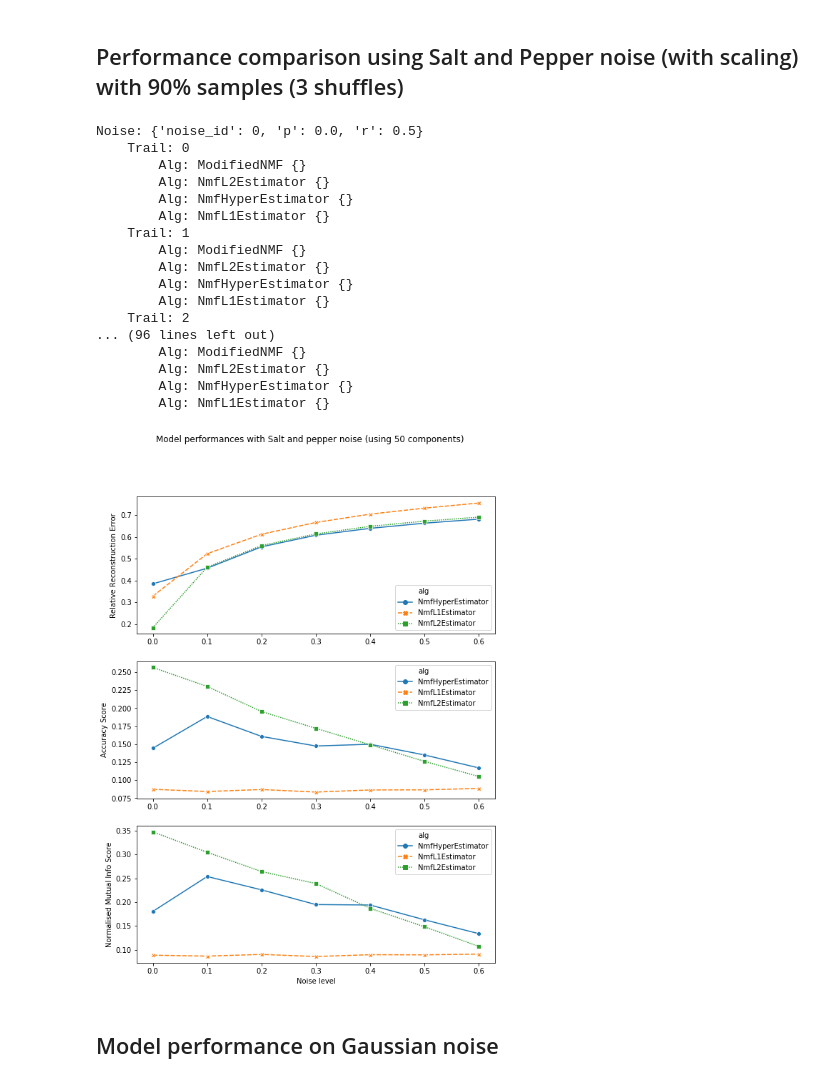
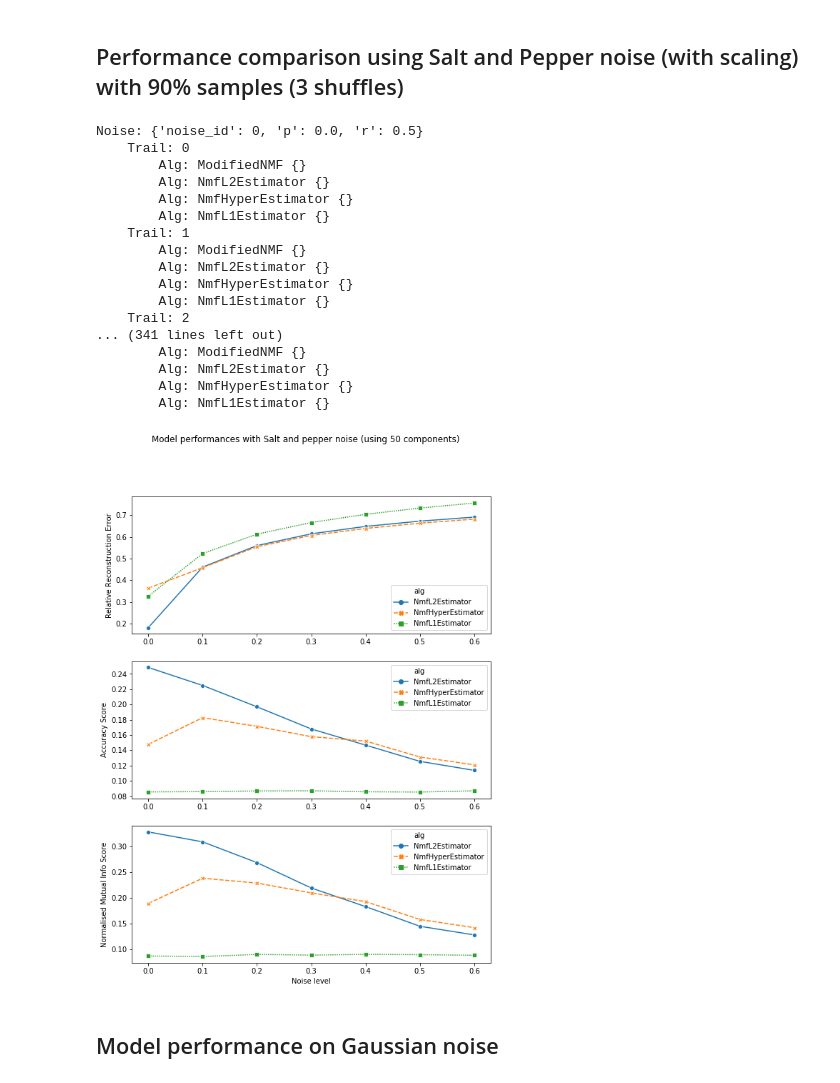
Before and after one commit to Dovermore/COMP5328NMF, a Jupyter notebook: src/assignment_CroppedYaleB.ipynb, the cells around one changed output. Drawn from its saved outputs; the diff is of its cells as text; code cells hidden in the pictures.

Commit message:
update yaleB 10 trials

```diff
--- a/src/assignment_CroppedYaleB.ipynb
+++ b/src/assignment_CroppedYaleB.ipynb
@@ -86,3 +89,13 @@ X_yaleb, Y_yaleb = load_data(root='data/CroppedYaleB', reduce=4)
 print('Extended YalB dataset: X.shape = {}, Y.shape = {}'.format(X_yaleb.shape, Y_yaleb.shape))
 # %% [output]
 Extended YalB dataset: X.shape = (2016, 2414), Y.shape = (2414,)
+# %%
+# determine save place
+try:
+    save_to
+except:
+    save_to = check_create_dir("../run_"+get_current_time()+"/YaleB")
+    image_path = save_to/"figures"
+    csv_path = save_to/"tables"
+    check_create_dir(image_path)
+    check_create_dir(csv_path)
@@ -291,11 +306,11 @@ alg_kwargs_pairs = [
 
 metrics = [rre_score, acc_score, nmi_score]
 metrics_names = ["rre", "acc_score", "nmi_score"]
-n_trials = 5
+n_trials = 10
 pc_sample = 0.9
 
 #Saltnpepper noise
-all_n_components = [20]
+all_n_components = [50]
 noise_alg = SaltNPepper
 noise_levels = np.arange(0, 0.7, 0.1)
 ratios = [0.5] #np.arange(0.0, 1, 0.5)
@@ -320,7 +335,7 @@ Noise: {'noise_id': 0, 'p': 0.0, 'r': 0.5}
         Alg: NmfHyperEstimator {}
         Alg: NmfL1Estimator {}
     Trail: 2
-... (96 lines left out)
+... (341 lines left out)
         Alg: ModifiedNMF {}
         Alg: NmfL2Estimator {}
         Alg: NmfHyperEstimator {}
@@ -341,13 +357,15 @@ fig = plt.figure(figsize=[9, 12])
 ax = fig.add_subplot(311)
 sns.lineplot(
     x="p",
+    #y="rre_mean",
     y="rre",
     hue="alg",
     #size="n_components",
     style="alg",
-    data=evaluations_snp_grouped_idxreset.query("n_components == 50 and (alg=='NmfL2Estimator' or alg=='NmfHyperEstimator' or alg=='NmfL1Estimator')"),
-    estimator='mean',
-    ci=95,
+    #data=evaluations_snp_grouped_idxreset.query("n_components == 50 and (alg=='NmfL2Estimator' or alg=='NmfHyperEstimator' or alg=='NmfL1Estimator')"),
+    data=evaluations_snp.query("n_components == 50 and (alg=='NmfL2Estimator' or alg=='NmfHyperEstimator' or alg=='NmfL1Estimator')"),
+    #ci=95,
+    ci=None,
     n_boot=1000,
     markers=True,
     seed=None,
@@ -362,48 +380,52 @@ ax.set_ylabel("Relative Reconstruction Error")
 ax = fig.add_subplot(312)
 sns.lineplot(
     x="p",
+    #y="acc_mean",
     y="acc_score",
     hue="alg",
     #size="n_components",
     style="alg",
-    data=evaluations_snp_grouped_idxreset.query("n_components == 50 and (alg=='NmfL2Estimator' or alg=='NmfHyperEstimator' or alg=='NmfL1Estimator')"),
-    estimator='mean',
-    ci=95,
+    #data=evaluations_snp_grouped_idxreset.query("n_components == 50 and (alg=='NmfL2Estimator' or alg=='NmfHyperEstimator' or alg=='NmfL1Estimator')"),
+    data=evaluations_snp.query("n_components == 50 and (alg=='NmfL2Estimator' or alg=='NmfHyperEstimator' or alg=='NmfL1Estimator')"),
+    #ci=95,
+    ci=None,
     n_boot=1000,
     markers=True,
     seed=None,
     sort=True,
     err_style='band',
     legend='full',
 )
 ax.set_xlabel('')
 ax.set_ylabel("Accuracy Score")
 #ax.legend(title="Algorithm", loc="upper right", labels=['NMF (sklearn)','L2-NMF','Hypersurface'])
 
 ax = fig.add_subplot(313)
 sns.lineplot(
     x="p",
+    #y="nmi_mean",
     y="nmi_score",
     hue="alg",
     #size="n_components",
     style="alg",
-    data=evaluations_snp_grouped_idxreset.query("n_components == 50 and (alg=='NmfL2Estimator' or alg=='NmfHyperEstimator' or alg=='NmfL1Estimator')"),
-    estimator='mean',
-    ci=95,
+    #data=evaluations_snp_grouped_idxreset.query("n_components == 50 and (alg=='NmfL2Estimator' or alg=='NmfHyperEstimator' or alg=='NmfL1Estimator')"),
+    data=evaluations_snp.query("n_components == 50 and (alg=='NmfL2Estimator' or alg=='NmfHyperEstimator' or alg=='NmfL1Estimator')"),
+    #ci=95,
+    ci=None,
     markers=True,
     n_boot=1000,
     seed=None,
     sort=True,
     err_style='band',
     legend='full',
 )
 ax.set_xlabel("Noise level")
 ax.set_ylabel("Normalised Mutual Info Score")
 #ax.legend(title="Algorithm", loc="upper right", labels=['NMF (sklearn)','L2-NMF','Hypersurface'])
 plt.suptitle("Model performances with Salt and pepper noise (using 50 components)")
-plt.savefig("snp_scaled_90%")
+plt.savefig(image_path/"snp_scaled_90%")
 # %% [output]
-[figure, old version]
+[figure, new version]
 # %% [markdown]
 ## Model performance on Gaussian noise
 # %%
```
Also changed, not shown: parts of 13 cells of this notebook, 13 other files.
